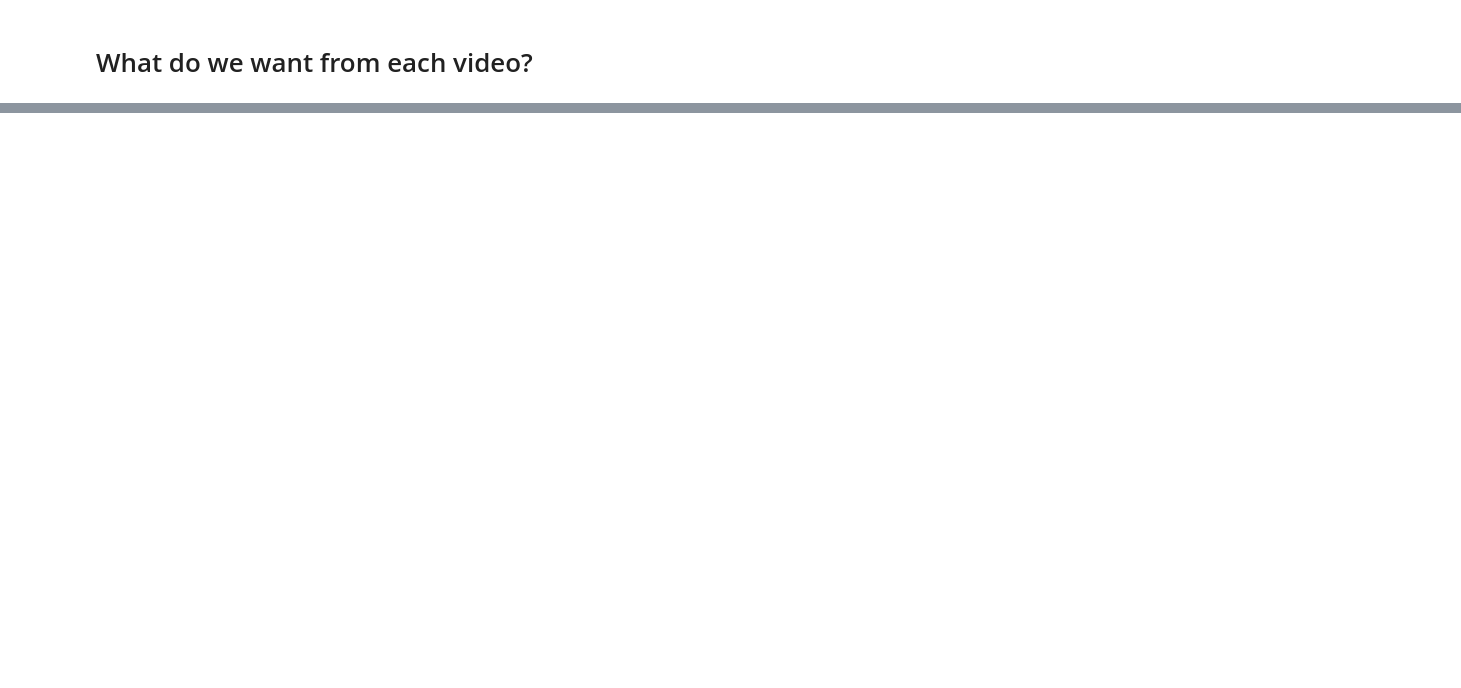
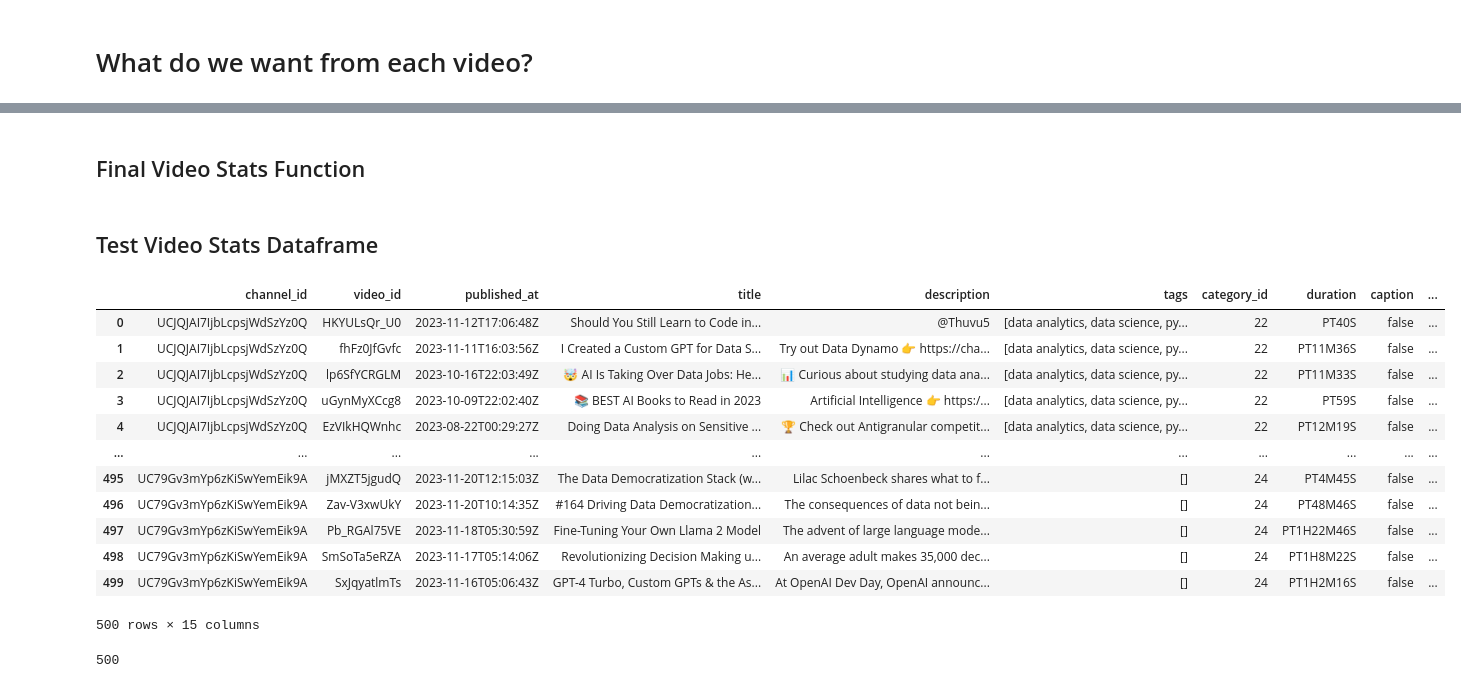
Before and after one commit to LHide14/YouTube-Analytics, a Jupyter notebook: Channel_Stats.ipynb, the cells around one changed output, grey strips where cells are left out. Drawn from its saved outputs; the diff is of its cells as text; code cells hidden in the pictures; blank space fills up the shorter version.

Commit message:
Added Video IDs function and Video Stats Function

```diff
--- a/Channel_Stats.ipynb
+++ b/Channel_Stats.ipynb
@@ -226,0 +216,4 @@ response
+# %%
+test_video_id_list = list(channel_video_df['video_id'])[:500]
+print(len(test_video_id_list))
+print(type(test_video_id_list))
@@ -226,0 +249,62 @@ response
+# %% [markdown]
+## Final Video Stats Function
+# %%
+def get_video_stats(youtube, list_of_video_ids):
+
+    all_data = []
+
+    # Will only return 50 results at a time, this for loop will do 50 Video IDs at a time
+    for i in range(0, len(list_of_video_ids), 50):
+
+        request = youtube.videos().list(
+            part="snippet,contentDetails,statistics",
+            id=','.join(list_of_video_ids[i:i+50]))
+
+        response = request.execute()
+
+        for video in response['items']:
+
+            data = dict(channel_id = video['snippet']['channelId'],
+                        video_id = video['id'],
+                        published_at = video['snippet']['publishedAt'],
+                        title = video['snippet']['title'],
+                        description = video['snippet']['description'],
+                        tags = video['snippet'].get('tags', []), # was issue here as not all videos had tags, .get() might generally offer better protection
+                        category_id = video['snippet']['categoryId'],
+                        duration = video['contentDetails']['duration'],
+                        caption = video['contentDetails']['caption'],
+                        licensed_content = video['contentDetails']['licensedContent'],
+                        content_rating = video['contentDetails']['contentRating'],
+                        view_count = video['statistics']['viewCount'],
+                        like_count = video['statistics']['likeCount'],
+                        favourite_count = video['statistics']['favoriteCount'],
+                        comment_count = video['statistics']['commentCount'])
+
+            all_data.append(data)
+
+    return all_data
+# %%
+video_stats = get_video_stats(youtube, test_video_id_list)
+# %% [markdown]
+## Test Video Stats Dataframe
+# %%
+video_stats_df = pd.DataFrame(video_stats)
+video_stats_df
+# %% [output]
+|  | channel_id | video_id | published_at | title | description | tags | category_id | duration | caption | ... |
+| 0 | UCJQJAI7IjbLcpsjWdSzYz0Q | HKYULsQr_U0 | 2023-11-12T17:06:48Z | Should You Still Learn to Code in... | @Thuvu5 | [data analytics, data science, py... | 22 | PT40S | false | ... |
+| 1 | UCJQJAI7IjbLcpsjWdSzYz0Q | fhFz0JfGvfc | 2023-11-11T16:03:56Z | I Created a Custom GPT for Data S... | Try out Data Dynamo 👉 https://cha... | [data analytics, data science, py... | 22 | PT11M36S | false | ... |
+| 2 | UCJQJAI7IjbLcpsjWdSzYz0Q | lp6SfYCRGLM | 2023-10-16T22:03:49Z | 🤯 AI Is Taking Over Data Jobs: He... | 📊 Curious about studying data ana... | [data analytics, data science, py... | 22 | PT11M33S | false | ... |
+| 3 | UCJQJAI7IjbLcpsjWdSzYz0Q | uGynMyXCcg8 | 2023-10-09T22:02:40Z | 📚 BEST AI Books to Read in 2023 | Artificial Intelligence 👉 https:/... | [data analytics, data science, py... | 22 | PT59S | false | ... |
+| 4 | UCJQJAI7IjbLcpsjWdSzYz0Q | EzVIkHQWnhc | 2023-08-22T00:29:27Z | Doing Data Analysis on Sensitive ... | 🏆 Check out Antigranular competit... | [data analytics, data science, py... | 22 | PT12M19S | false | ... |
+| ... | ... | ... | ... | ... | ... | ... | ... | ... | ... | ... |
+| 495 | UC79Gv3mYp6zKiSwYemEik9A | jMXZT5jgudQ | 2023-11-20T12:15:03Z | The Data Democratization Stack (w... | Lilac Schoenbeck shares what to f... | [] | 24 | PT4M45S | false | ... |
+| 496 | UC79Gv3mYp6zKiSwYemEik9A | Zav-V3xwUkY | 2023-11-20T10:14:35Z | #164 Driving Data Democratization... | The consequences of data not bein... | [] | 24 | PT48M46S | false | ... |
+| 497 | UC79Gv3mYp6zKiSwYemEik9A | Pb_RGAl75VE | 2023-11-18T05:30:59Z | Fine-Tuning Your Own Llama 2 Model | The advent of large language mode... | [] | 24 | PT1H22M46S | false | ... |
+| 498 | UC79Gv3mYp6zKiSwYemEik9A | SmSoTa5eRZA | 2023-11-17T05:14:06Z | Revolutionizing Decision Making u... | An average adult makes 35,000 dec... | [] | 24 | PT1H8M22S | false | ... |
+| 499 | UC79Gv3mYp6zKiSwYemEik9A | SxJqyatlmTs | 2023-11-16T05:06:43Z | GPT-4 Turbo, Custom GPTs & the As... | At OpenAI Dev Day, OpenAI announc... | [] | 24 | PT1H2M16S | false | ... |
+500 rows × 15 columns
+# %%
+len(video_stats)
+# %% [output]
+500
```
Also changed, not shown: parts of 30 cells of this notebook, 1 other file.
